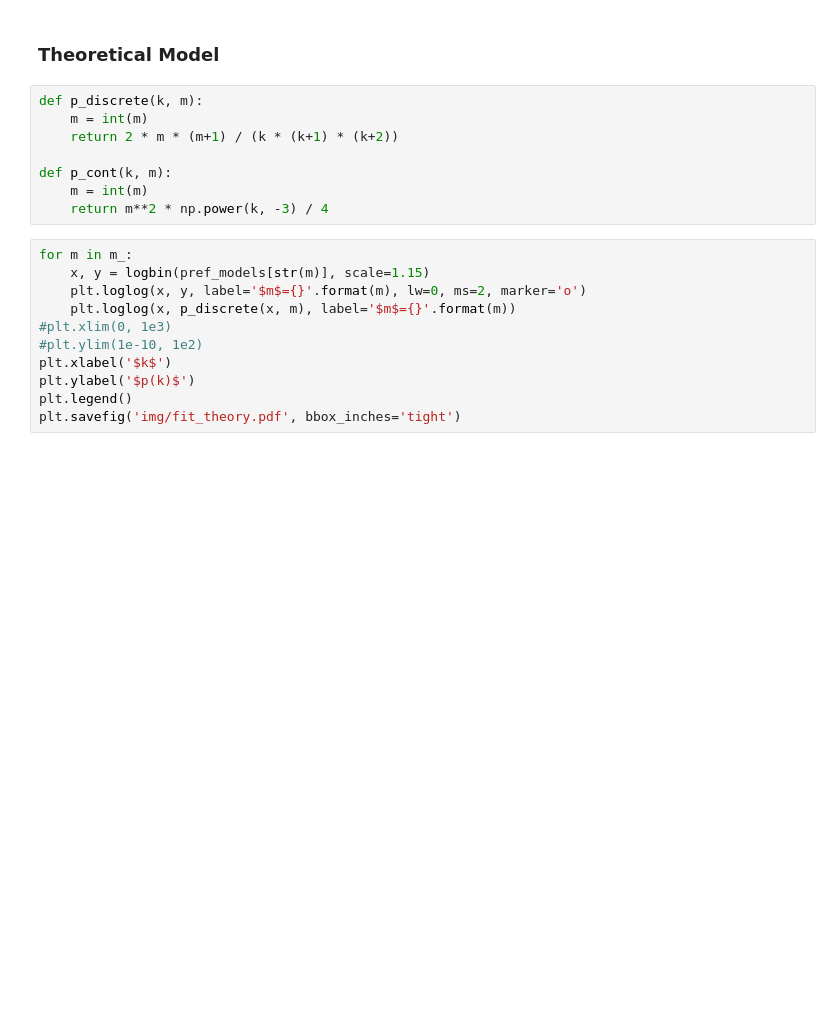
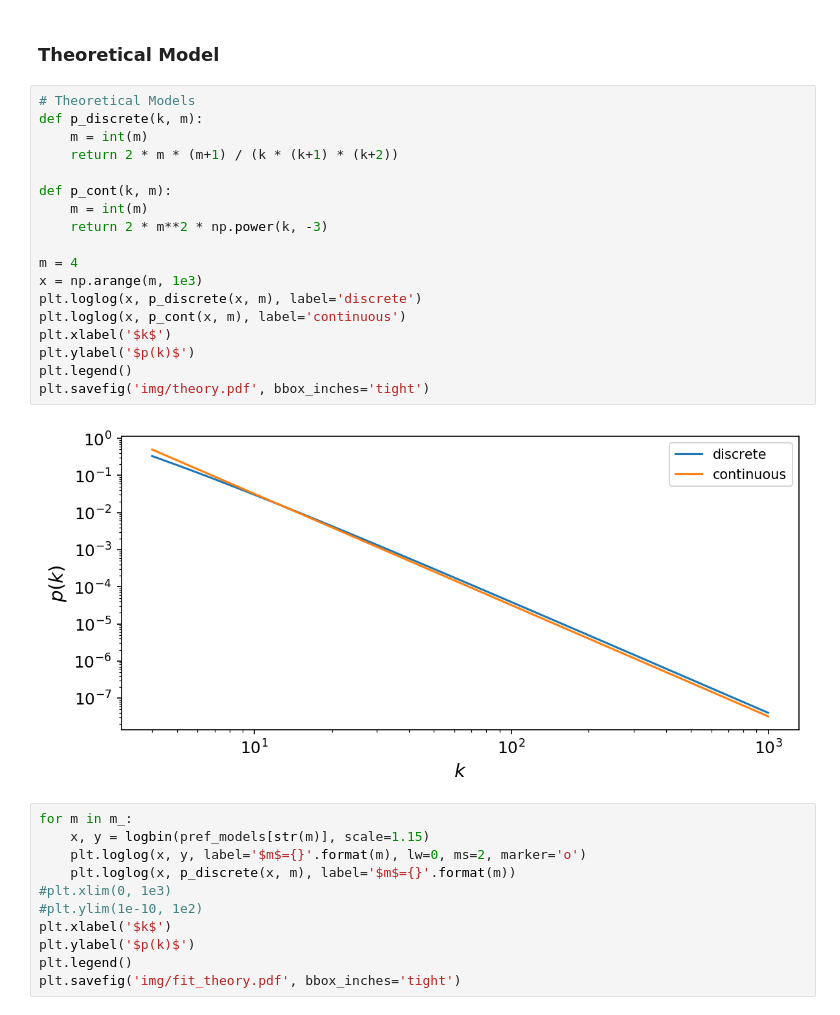
Before and after one commit to craycrayfish/BANetwork, a Jupyter notebook: Networks.ipynb, the cells around one changed output. Cells and saved outputs as stored; diff of their text form; blank space fills up the shorter version.

```diff
--- a/Networks.ipynb
+++ b/Networks.ipynb
@@ -133,13 +138,25 @@ plt.savefig('img/log_bin.pdf', bbox_inches='tight')
 # %% [markdown]
 ### Theoretical Model
 # %%
+# Theoretical Models
 def p_discrete(k, m):
     m = int(m)
     return 2 * m * (m+1) / (k * (k+1) * (k+2))
 
 def p_cont(k, m):
     m = int(m)
-    return m**2 * np.power(k, -3) / 4
+    return 2 * m**2 * np.power(k, -3)
+
+m = 4
+x = np.arange(m, 1e3)
+plt.loglog(x, p_discrete(x, m), label='discrete')
+plt.loglog(x, p_cont(x, m), label='continuous')
+plt.xlabel('$k$')
+plt.ylabel('$p(k)$')
+plt.legend()
+plt.savefig('img/theory.pdf', bbox_inches='tight')
+# %% [output]
+[figure, added]
 # %%
 for m in m_:
     x, y = logbin(pref_models[str(m)], scale=1.15)
```
Also changed, not shown: parts of 16 cells of this notebook, 54 other files.
